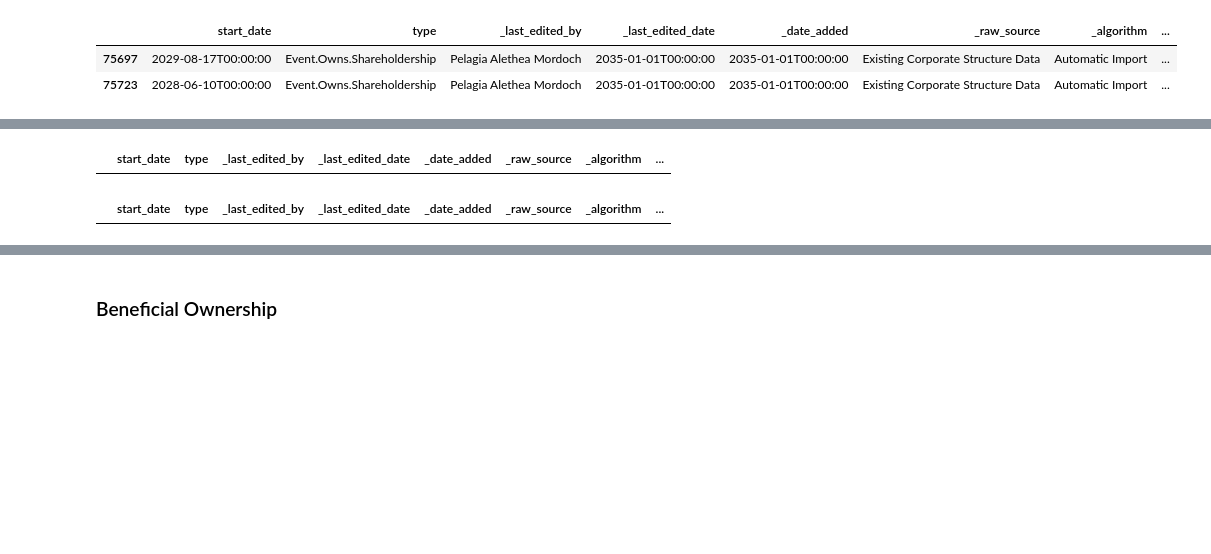
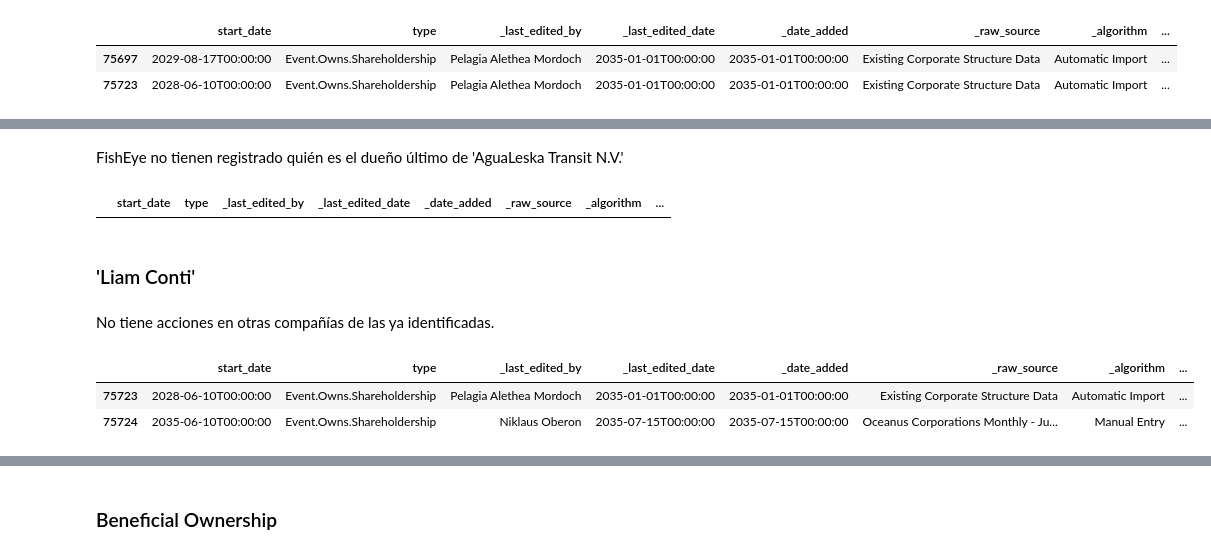
Before and after one commit to bettachini/visualizacion, a Jupyter notebook: vast2024/dernier.ipynb, the cells around one changed output, grey strips where cells are left out. Saved outputs shown, nothing was run; the diff lists cells and outputs as text; code cells hidden in the pictures; blank space fills up the shorter version.

```diff
--- a/vast2024/dernier.ipynb
+++ b/vast2024/dernier.ipynb
@@ -271,8 +285,16 @@ Event_Owns_BeneficialOwnership[Event_Owns_BeneficialOwnership['target']=='SouthS
-# %%
-Event_Owns_BeneficialOwnership[Event_Owns_BeneficialOwnership['source']=='AguaLeska Transit N.V.']
-# %% [output]
-|  | start_date | type | _last_edited_by | _last_edited_date | _date_added | _raw_source | _algorithm | ... |
+# %% [markdown]
+FishEye no tienen registrado quién es el dueño último de 'AguaLeska Transit N.V.'
 # %%
 Event_Owns_BeneficialOwnership[Event_Owns_BeneficialOwnership['target']=='AguaLeska Transit N.V.']
 # %% [output]
 |  | start_date | type | _last_edited_by | _last_edited_date | _date_added | _raw_source | _algorithm | ... |
+# %% [markdown]
+### 'Liam Conti'
+# %% [markdown]
+No tiene acciones en otras compañías de las ya identificadas.
+# %%
+Event_Owns_Shareholdership[Event_Owns_Shareholdership['source']=='Liam Conti']
+# %% [output]
+|  | start_date | type | _last_edited_by | _last_edited_date | _date_added | _raw_source | _algorithm | ... |
+| 75723 | 2028-06-10T00:00:00 | Event.Owns.Shareholdership | Pelagia Alethea Mordoch | 2035-01-01T00:00:00 | 2035-01-01T00:00:00 | Existing Corporate Structure Data | Automatic Import | ... |
+| 75724 | 2035-06-10T00:00:00 | Event.Owns.Shareholdership | Niklaus Oberon | 2035-07-15T00:00:00 | 2035-07-15T00:00:00 | Oceanus Corporations Monthly - Ju... | Manual Entry | ... |
```
Also changed, not shown: parts of 11 cells of this notebook, 3 other files.
